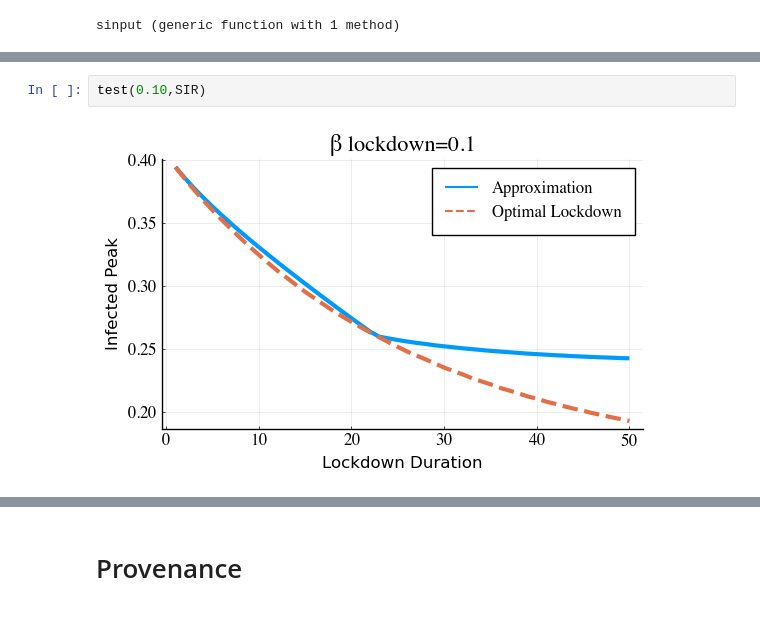
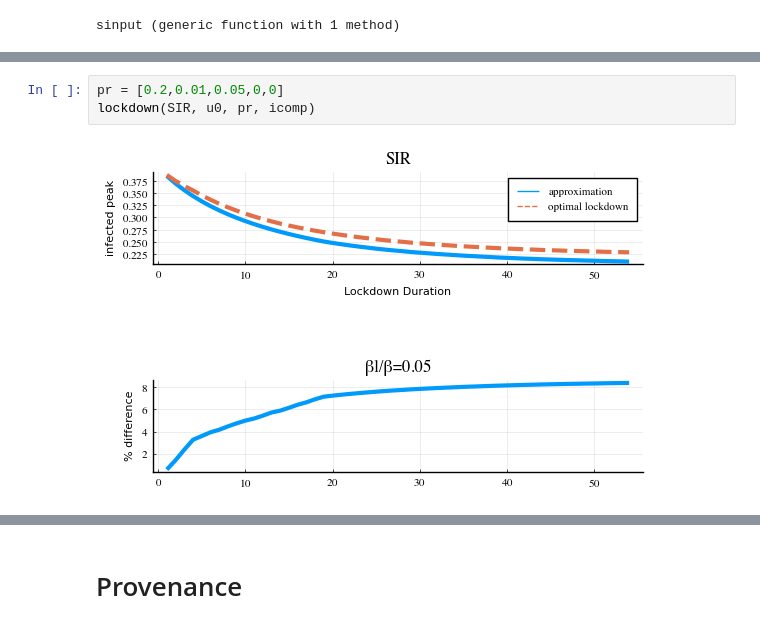
Before and after one commit to sontaglab/epidemics, a Jupyter notebook: notebooks/Approximation.ipynb, the cells around one changed output, grey strips where cells are left out. Cells and saved outputs as stored; diff of their text form.

```diff
--- a/notebooks/Approximation.ipynb
+++ b/notebooks/Approximation.ipynb
@@ -108,4 +117,5 @@ test(0.02,SIR)
-# %%
-test(0.10,SIR)
-# %% [output]
-[figure, removed]
+# %%
+pr = [0.2,0.01,0.05,0,0]
+lockdown(SIR, u0, pr, icomp)
+# %% [output]
+[figure, added]
```
Also changed, not shown: parts of 20 cells of this notebook, 36 other files.
